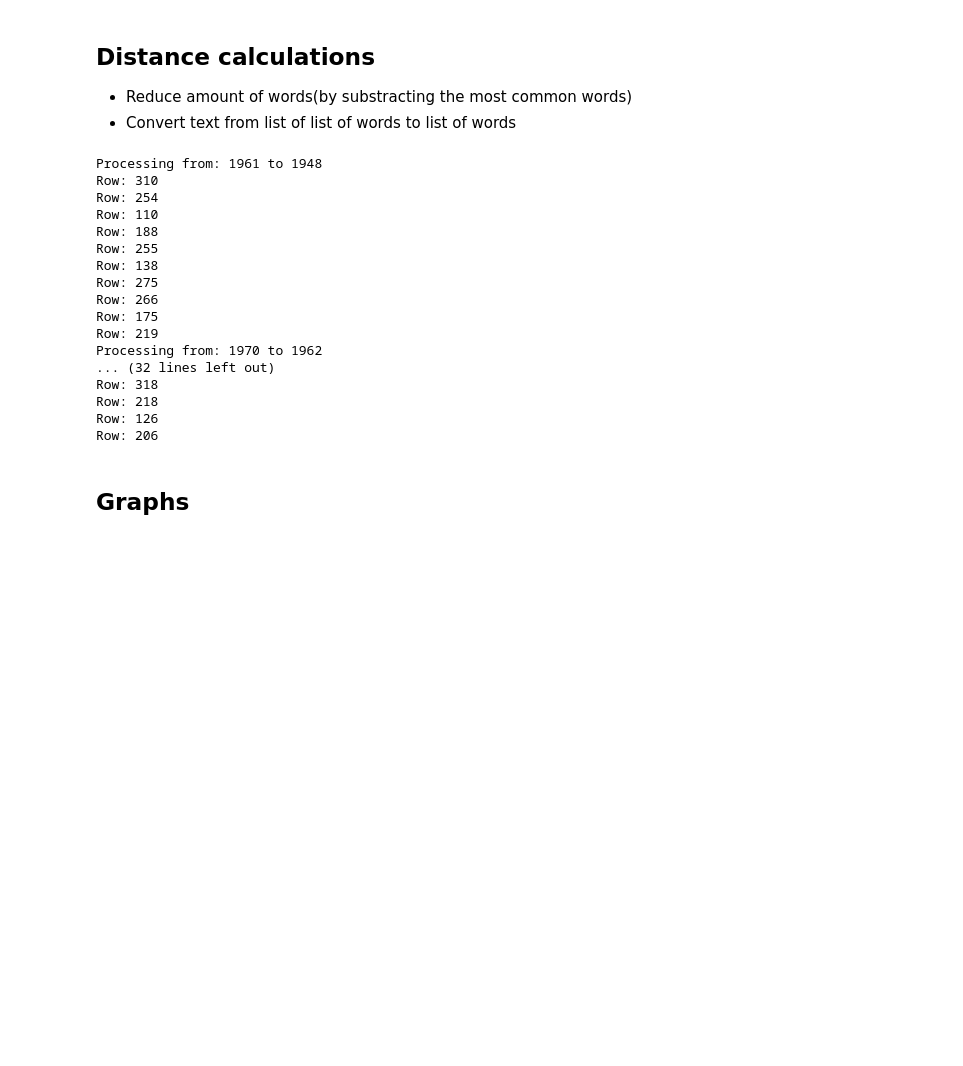
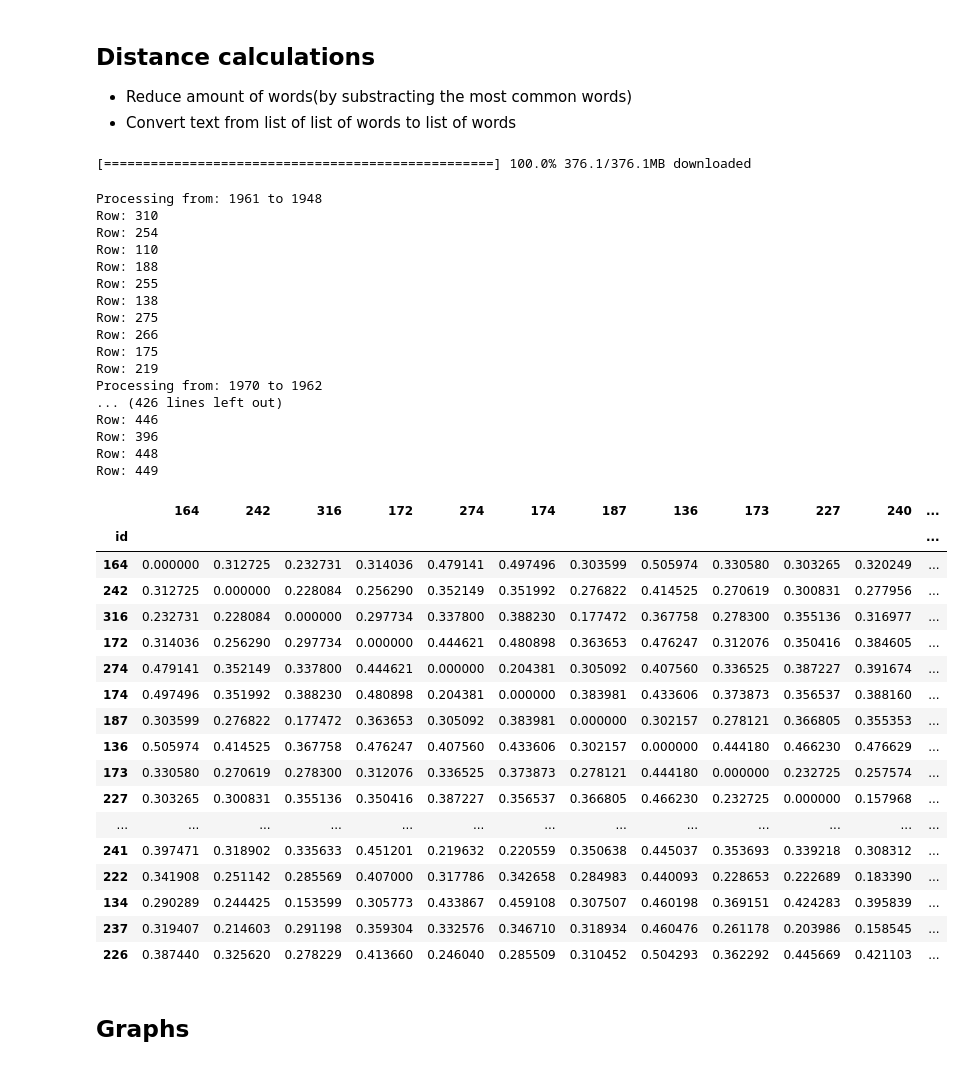
Before and after one commit to OllieFord/DS4D-Trade-Agreement-Project, a Jupyter notebook: A1/Prog_metric2.ipynb, the cells around one changed output. Drawn from its saved outputs; the diff is of its cells as text; code cells hidden in the pictures; blank space fills up the shorter version.

```diff
--- a/A1/Prog_metric2.ipynb
+++ b/A1/Prog_metric2.ipynb
@@ -134,6 +135,11 @@ for item in l[29:]:
 # Import pretrained model
 model = gensim.models.KeyedVectors.load_word2vec_format('../../../GoogleNews-vectors-negative300.bin.gz', binary=True)
 # Notice this vectors are already normalized
+# %%
+# Import pretrained model
+model = api.load('glove-wiki-gigaword-300')
+# %% [output]
+[==================================================] 100.0% 376.1/376.1MB downloaded
 # %%
 dist_df = [] #this is where we will store all our distance matrices
 for dfx in list_df:
@@ -166,11 +172,32 @@ Row: 266
 Row: 175
 Row: 219
 Processing from: 1970 to 1962
-... (32 lines left out)
-Row: 318
-Row: 218
-Row: 126
-Row: 206
+... (426 lines left out)
+Row: 446
+Row: 396
+Row: 448
+Row: 449
+# %%
+dist_df[1]
+# %% [output]
+|  | 164 | 242 | 316 | 172 | 274 | 174 | 187 | 136 | 173 | 227 | 240 | ... |
+| id |  |  |  |  |  |  |  |  |  |  |  | ... |
+| 164 | 0.000000 | 0.312725 | 0.232731 | 0.314036 | 0.479141 | 0.497496 | 0.303599 | 0.505974 | 0.330580 | 0.303265 | 0.320249 | ... |
+| 242 | 0.312725 | 0.000000 | 0.228084 | 0.256290 | 0.352149 | 0.351992 | 0.276822 | 0.414525 | 0.270619 | 0.300831 | 0.277956 | ... |
+| 316 | 0.232731 | 0.228084 | 0.000000 | 0.297734 | 0.337800 | 0.388230 | 0.177472 | 0.367758 | 0.278300 | 0.355136 | 0.316977 | ... |
+| 172 | 0.314036 | 0.256290 | 0.297734 | 0.000000 | 0.444621 | 0.480898 | 0.363653 | 0.476247 | 0.312076 | 0.350416 | 0.384605 | ... |
+| 274 | 0.479141 | 0.352149 | 0.337800 | 0.444621 | 0.000000 | 0.204381 | 0.305092 | 0.407560 | 0.336525 | 0.387227 | 0.391674 | ... |
+| 174 | 0.497496 | 0.351992 | 0.388230 | 0.480898 | 0.204381 | 0.000000 | 0.383981 | 0.433606 | 0.373873 | 0.356537 | 0.388160 | ... |
+| 187 | 0.303599 | 0.276822 | 0.177472 | 0.363653 | 0.305092 | 0.383981 | 0.000000 | 0.302157 | 0.278121 | 0.366805 | 0.355353 | ... |
+| 136 | 0.505974 | 0.414525 | 0.367758 | 0.476247 | 0.407560 | 0.433606 | 0.302157 | 0.000000 | 0.444180 | 0.466230 | 0.476629 | ... |
+| 173 | 0.330580 | 0.270619 | 0.278300 | 0.312076 | 0.336525 | 0.373873 | 0.278121 | 0.444180 | 0.000000 | 0.232725 | 0.257574 | ... |
+| 227 | 0.303265 | 0.300831 | 0.355136 | 0.350416 | 0.387227 | 0.356537 | 0.366805 | 0.466230 | 0.232725 | 0.000000 | 0.157968 | ... |
+| ... | ... | ... | ... | ... | ... | ... | ... | ... | ... | ... | ... | ... |
+| 241 | 0.397471 | 0.318902 | 0.335633 | 0.451201 | 0.219632 | 0.220559 | 0.350638 | 0.445037 | 0.353693 | 0.339218 | 0.308312 | ... |
+| 222 | 0.341908 | 0.251142 | 0.285569 | 0.407000 | 0.317786 | 0.342658 | 0.284983 | 0.440093 | 0.228653 | 0.222689 | 0.183390 | ... |
+| 134 | 0.290289 | 0.244425 | 0.153599 | 0.305773 | 0.433867 | 0.459108 | 0.307507 | 0.460198 | 0.369151 | 0.424283 | 0.395839 | ... |
+| 237 | 0.319407 | 0.214603 | 0.291198 | 0.359304 | 0.332576 | 0.346710 | 0.318934 | 0.460476 | 0.261178 | 0.203986 | 0.158545 | ... |
+| 226 | 0.387440 | 0.325620 | 0.278229 | 0.413660 | 0.246040 | 0.285509 | 0.310452 | 0.504293 | 0.362292 | 0.445669 | 0.421103 | ... |
 # %% [markdown]
 ## Graphs
 # %% [markdown]
```
Also changed, not shown: parts of 2 cells of this notebook, 7 other files.
